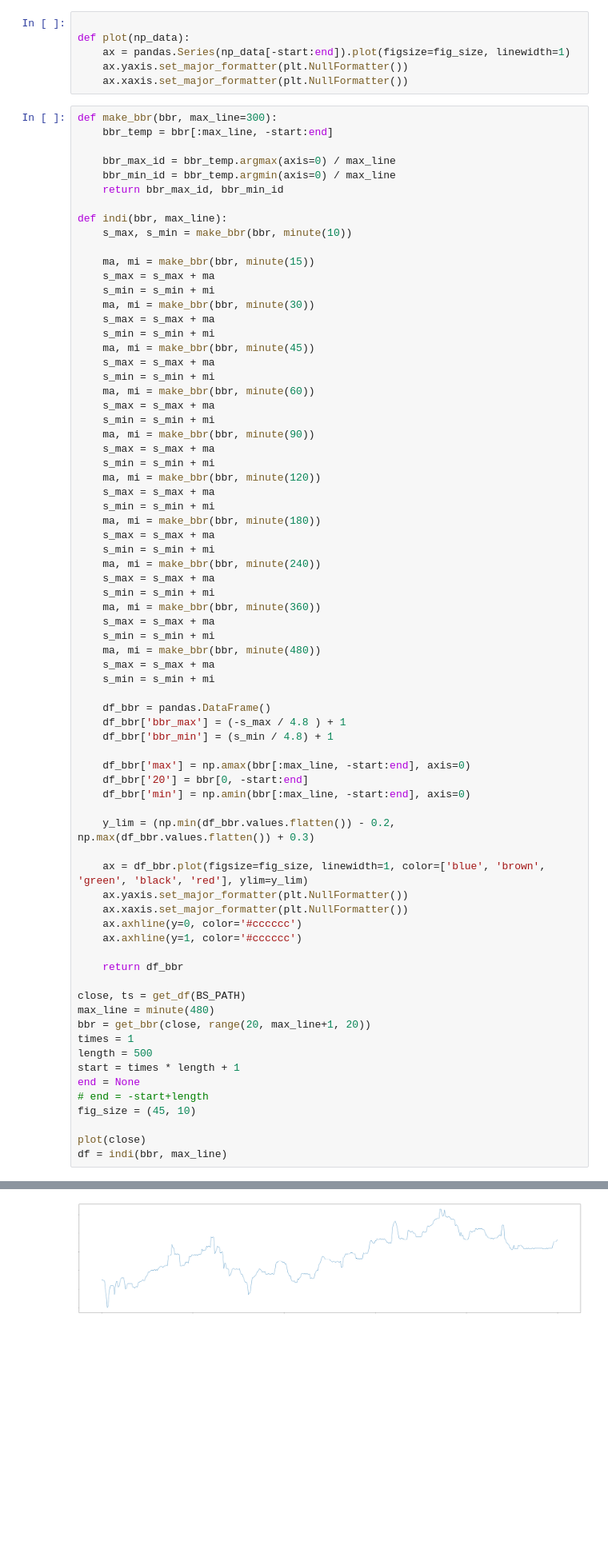
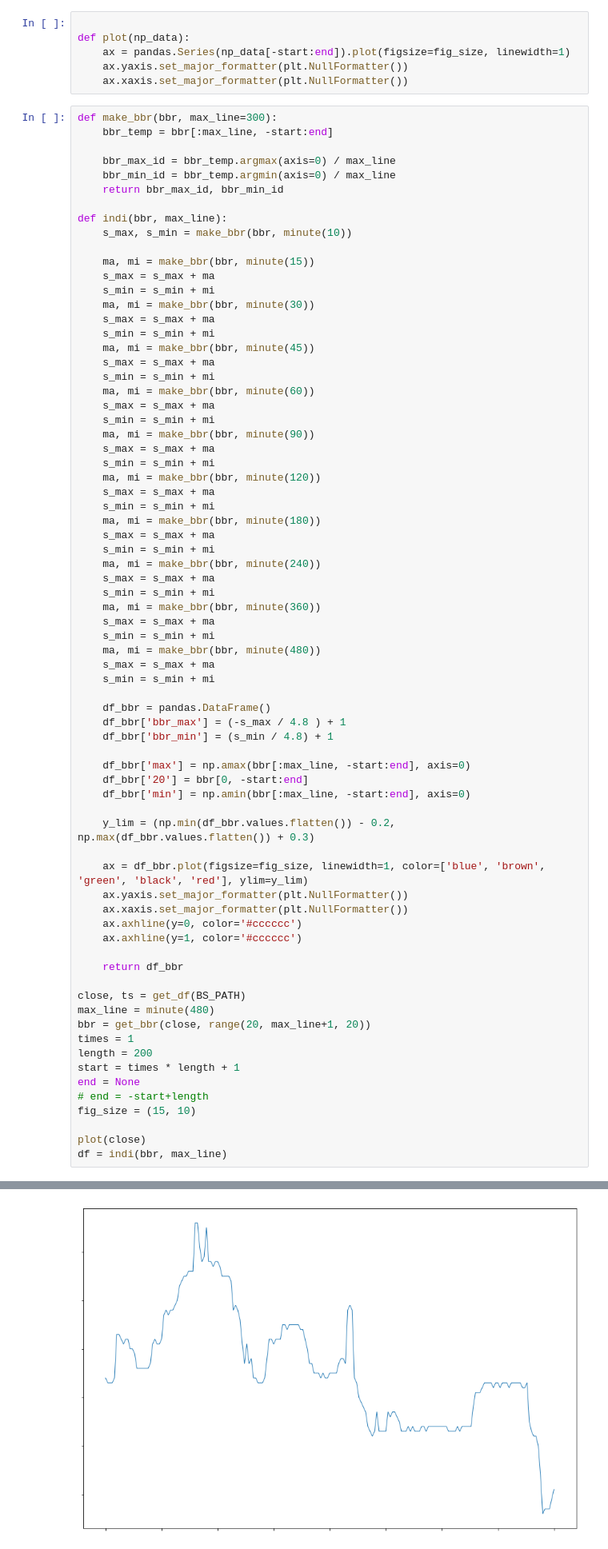
Before and after one commit to bsdo64/BSTrade_init, a Jupyter notebook: Untitled1.ipynb, the cells around one changed output, grey strips where cells are left out. Shown at 80% size. Cells and saved outputs as stored; diff of their text form; blank space fills up the shorter version.

```diff
--- a/Untitled1.ipynb
+++ b/Untitled1.ipynb
@@ -148,11 +148,11 @@ close, ts = get_df(BS_PATH)
 max_line = minute(480)
 bbr = get_bbr(close, range(20, max_line+1, 20))
 times = 1
-length = 500
+length = 200
 start = times * length + 1
 end = None
 # end = -start+length
-fig_size = (45, 10)
+fig_size = (15, 10)
 
 plot(close)
 df = indi(bbr, max_line)
@@ -162 +162 @@ fetchall :  1.6088000839808956e-06
-[figure, old version]
+[figure, new version]
```
Also changed, not shown: parts of 4 cells of this notebook, 4 other files.
